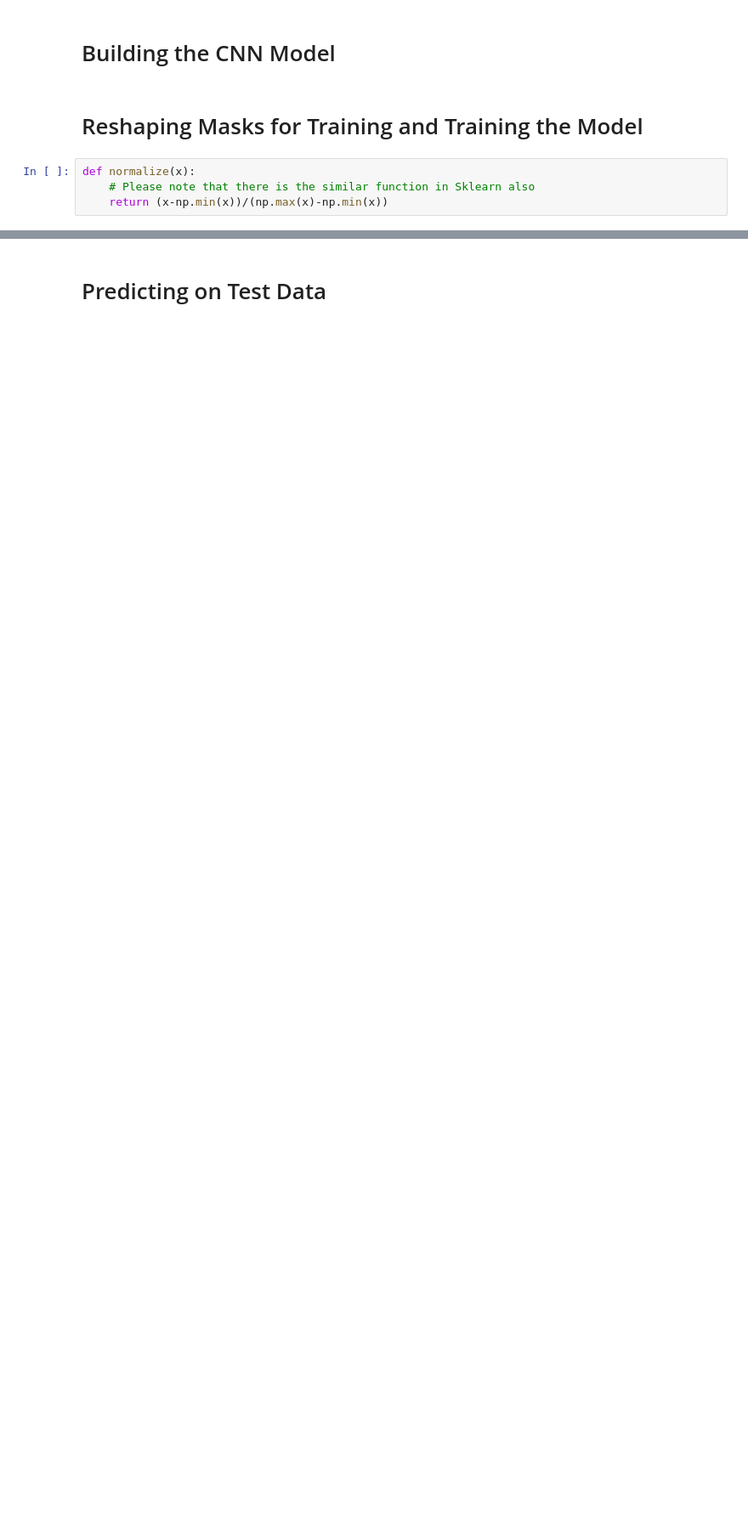
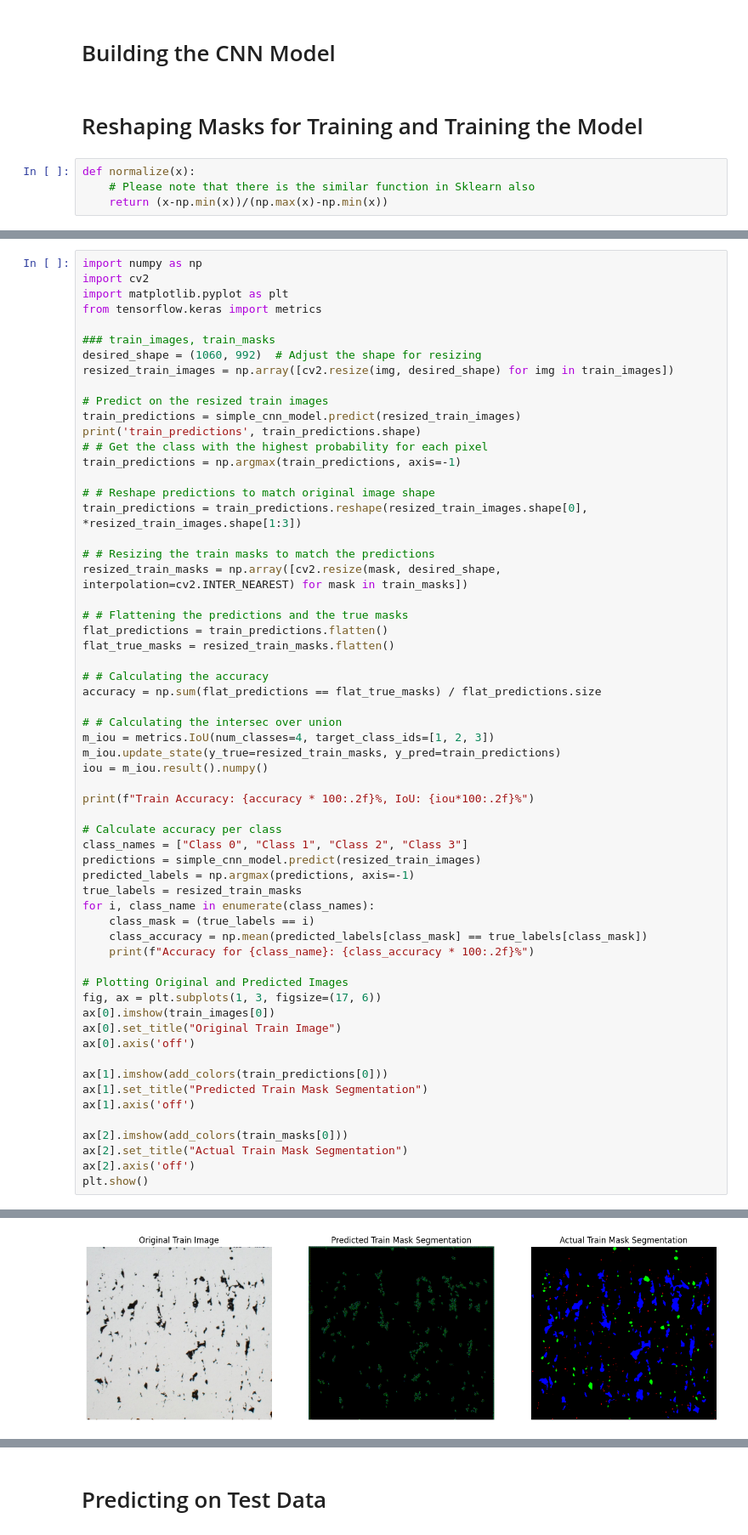
Before and after one commit to saharmahdie/PORTAL_code, a Jupyter notebook: CNN_pixel_segmentation_final.ipynb, the cells around one changed output, grey strips where cells are left out. Shown at 85% size. Drawn from its saved outputs; the diff is of its cells as text; blank space fills up the shorter version.

```diff
--- a/CNN_pixel_segmentation_final.ipynb
+++ b/CNN_pixel_segmentation_final.ipynb
@@ -270,0 +292,61 @@ _________________________________________________________________
+# %%
+import numpy as np
+import cv2
+import matplotlib.pyplot as plt
+from tensorflow.keras import metrics
+
+### train_images, train_masks
+desired_shape = (1060, 992)  # Adjust the shape for resizing
+resized_train_images = np.array([cv2.resize(img, desired_shape) for img in train_images])
+
+# Predict on the resized train images
+train_predictions = simple_cnn_model.predict(resized_train_images)
+print('train_predictions', train_predictions.shape)
+# # Get the class with the highest probability for each pixel
+train_predictions = np.argmax(train_predictions, axis=-1)
+
+# # Reshape predictions to match original image shape
+train_predictions = train_predictions.reshape(resized_train_images.shape[0], *resized_train_images.shape[1:3])
+
+# # Resizing the train masks to match the predictions
+resized_train_masks = np.array([cv2.resize(mask, desired_shape, interpolation=cv2.INTER_NEAREST) for mask in train_masks])
+
+# # Flattening the predictions and the true masks
+flat_predictions = train_predictions.flatten()
+flat_true_masks = resized_train_masks.flatten()
+
+# # Calculating the accuracy
+accuracy = np.sum(flat_predictions == flat_true_masks) / flat_predictions.size
+
+# # Calculating the intersec over union
+m_iou = metrics.IoU(num_classes=4, target_class_ids=[1, 2, 3])
+m_iou.update_state(y_true=resized_train_masks, y_pred=train_predictions)
+iou = m_iou.result().numpy()
+
+print(f"Train Accuracy: {accuracy * 100:.2f}%, IoU: {iou*100:.2f}%")
+
+# Calculate accuracy per class
+class_names = ["Class 0", "Class 1", "Class 2", "Class 3"]
+predictions = simple_cnn_model.predict(resized_train_images)
+predicted_labels = np.argmax(predictions, axis=-1)
+true_labels = resized_train_masks
+for i, class_name in enumerate(class_names):
+    class_mask = (true_labels == i)
+    class_accuracy = np.mean(predicted_labels[class_mask] == true_labels[class_mask])
+    print(f"Accuracy for {class_name}: {class_accuracy * 100:.2f}%")
+
+# Plotting Original and Predicted Images
+fig, ax = plt.subplots(1, 3, figsize=(17, 6))
+ax[0].imshow(train_images[0])
+ax[0].set_title("Original Train Image")
+ax[0].axis('off')
+
+ax[1].imshow(add_colors(train_predictions[0]))
+ax[1].set_title("Predicted Train Mask Segmentation")
+ax[1].axis('off')
+
+ax[2].imshow(add_colors(train_masks[0]))
+ax[2].set_title("Actual Train Mask Segmentation")
+ax[2].axis('off')
+plt.show()
+# %% [output]
@@ -270,0 +361 @@ _________________________________________________________________
+[figure, added]
```
Also changed, not shown: parts of 15 cells of this notebook.
